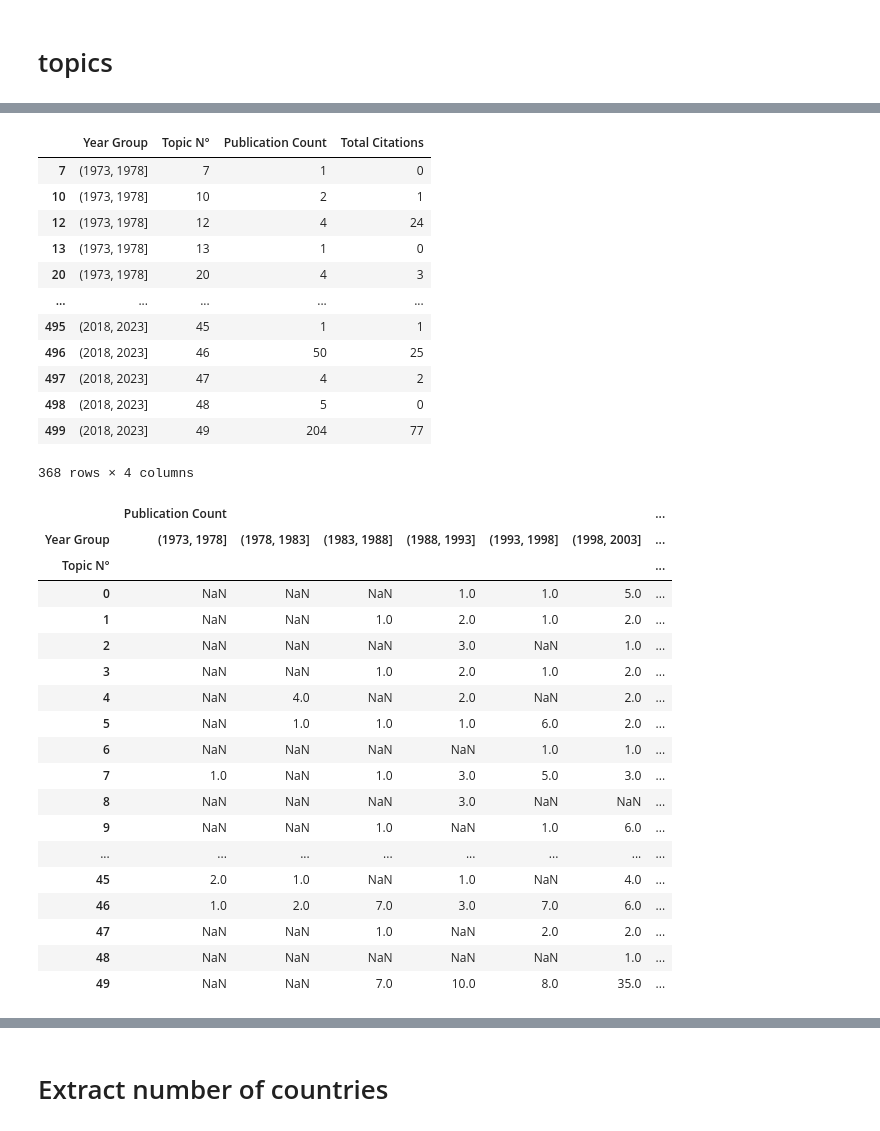
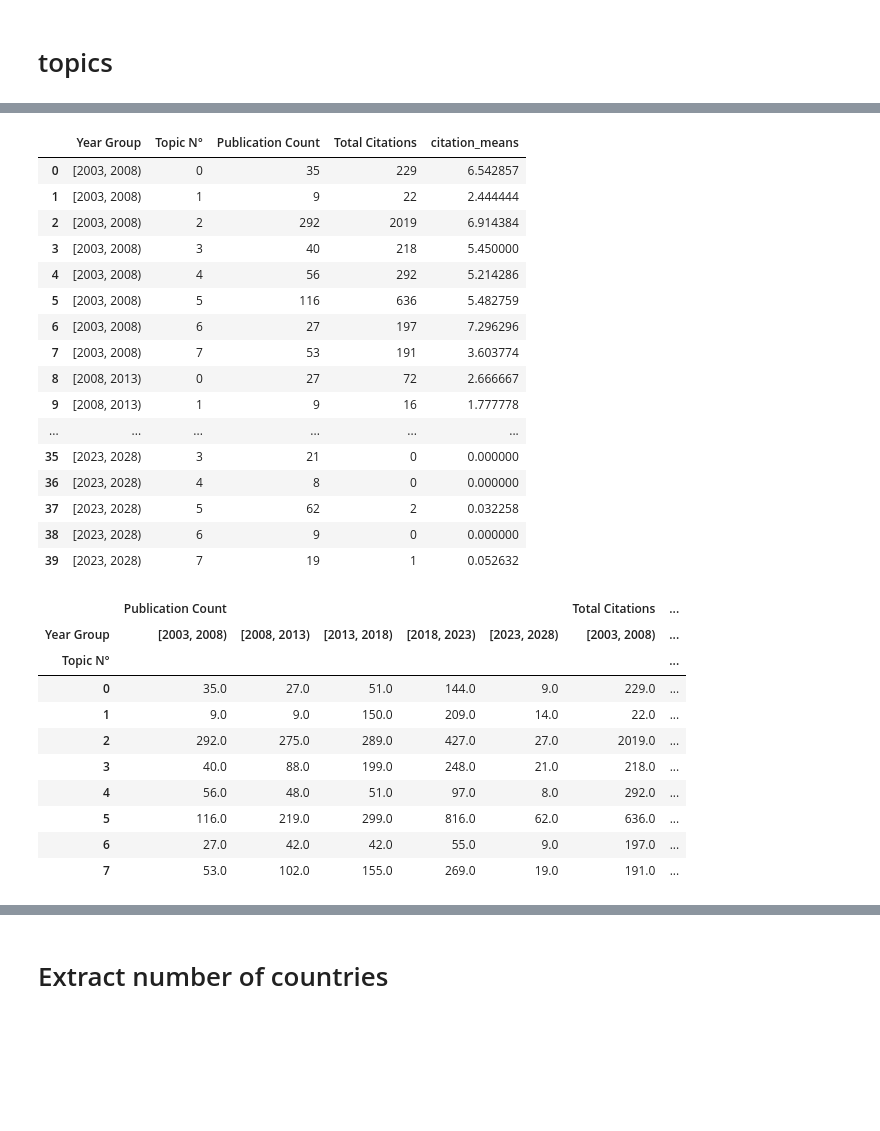
Before and after one commit to descartesmbogning/Deciphering_Bacteriophage_Revolution, a Jupyter notebook: 1_patent_analysis_trend2.ipynb, the cells around one changed output, grey strips where cells are left out. Saved outputs shown, nothing was run; the diff lists cells and outputs as text; code cells hidden in the pictures; blank space fills up the shorter version.

```diff
--- a/1_patent_analysis_trend2.ipynb
+++ b/1_patent_analysis_trend2.ipynb
@@ -1028,6 +931,7 @@ pivot_df
 # %% [markdown]
 # topics
 # %%
-topics_data_citation = pd.read_pickle(f'D:\PROJECT/YORK UNIVERSITY/BACTERIOPHAGES/patent_analyse/topic_modeling_lemmatized_topics.pkl')[['Topic N°']]#.reset_index()
+topics_data_citation = pd.read_pickle(f'/content/drive/MyDrive/YORKU PROJECT/JUDE/BACTERIOPHAGE/topic_probability_patent.pkl').reset_index()[
+    ['Lens ID','Publication Year','Topic N°','Cited by Patent Count']]#.reset_index()
 topics_data_citation
 # %% [output]
@@ -1053,3 +954,3 @@ AttributeError: 'dict' object has no attribute 'reset_index'
 # %%
-topics_data_citation = pd.concat([topics_data, citation_data], axis=1)
-topics_data_citation
+#topics_data_citation = pd.concat([topics_data, citation_data], axis=1)
+#topics_data_citation
@@ -1114,11 +992,13 @@ The number of unique topics is: 50
 # %%
 topics_data2 = topics_data_citation.reset_index()#.set_index('Lens ID')
 # Create a new column, 'Year Group', to indicate which 5-year group each row belongs to
-topics_data2['Year Group'] = pd.cut(topics_data2['Publication Year'], bins=range(1973, 2024, 5), right=True)
+topics_data2['Year Group'] = pd.cut(topics_data2['Publication Year'], bins=range(2003, 2035, 5), right=False)
 
 # Group by 'Year Group' and 'Topic N°', count number of publications
 # and sum citations within each group
 grouped = topics_data2.groupby(['Year Group','Topic N°']).agg({'Lens ID': 'count', 'Cited by Patent Count': 'sum'}).reset_index()
+
+grouped['citation_means'] = grouped['Cited by Patent Count']/grouped['Lens ID']
 
 # Create a boolean mask to identify rows with 0 in the 'Lens ID' column
 mask = (grouped['Lens ID'] == 0)
@@ -1127,55 +1007,51 @@ mask = (grouped['Lens ID'] == 0)
 grouped_filtered = grouped[~mask]
 
 # Rename columns
-grouped_filtered.columns = ['Year Group','Topic N°', 'Publication Count', 'Total Citations']
+grouped_filtered.columns = ['Year Group','Topic N°', 'Publication Count', 'Total Citations',  'citation_means']
 
 grouped_filtered
 # %% [output]
-|  | Year Group | Topic N° | Publication Count | Total Citations |
-| 7 | (1973, 1978] | 7 | 1 | 0 |
-| 10 | (1973, 1978] | 10 | 2 | 1 |
-| 12 | (1973, 1978] | 12 | 4 | 24 |
-| 13 | (1973, 1978] | 13 | 1 | 0 |
-| 20 | (1973, 1978] | 20 | 4 | 3 |
-| ... | ... | ... | ... | ... |
-| 495 | (2018, 2023] | 45 | 1 | 1 |
-| 496 | (2018, 2023] | 46 | 50 | 25 |
-| 497 | (2018, 2023] | 47 | 4 | 2 |
-| 498 | (2018, 2023] | 48 | 5 | 0 |
-| 499 | (2018, 2023] | 49 | 204 | 77 |
+|  | Year Group | Topic N° | Publication Count | Total Citations | citation_means |
+| 0 | [2003, 2008) | 0 | 35 | 229 | 6.542857 |
+| 1 | [2003, 2008) | 1 | 9 | 22 | 2.444444 |
+| 2 | [2003, 2008) | 2 | 292 | 2019 | 6.914384 |
+| 3 | [2003, 2008) | 3 | 40 | 218 | 5.450000 |
+| 4 | [2003, 2008) | 4 | 56 | 292 | 5.214286 |
+| 5 | [2003, 2008) | 5 | 116 | 636 | 5.482759 |
+| 6 | [2003, 2008) | 6 | 27 | 197 | 7.296296 |
+| 7 | [2003, 2008) | 7 | 53 | 191 | 3.603774 |
+| 8 | [2008, 2013) | 0 | 27 | 72 | 2.666667 |
+| 9 | [2008, 2013) | 1 | 9 | 16 | 1.777778 |
+| ... | ... | ... | ... | ... | ... |
+| 35 | [2023, 2028) | 3 | 21 | 0 | 0.000000 |
+| 36 | [2023, 2028) | 4 | 8 | 0 | 0.000000 |
+| 37 | [2023, 2028) | 5 | 62 | 2 | 0.032258 |
+| 38 | [2023, 2028) | 6 | 9 | 0 | 0.000000 |
+| 39 | [2023, 2028) | 7 | 19 | 1 | 0.052632 |
-368 rows × 4 columns
 # %%
 # Pivot the DataFrame
-pivot_df = grouped_filtered.pivot(index='Topic N°', columns='Year Group', values=['Publication Count', 'Total Citations'])
+pivot_df = grouped_filtered.pivot(index='Topic N°', columns='Year Group', values=['Publication Count', 'Total Citations',  'citation_means'])
 
 # Fill NaN values with 0
 #pivot_df.fillna(0, inplace=True)
 # Save data
-pivot_df.to_pickle(f'D:\PROJECT/YORK UNIVERSITY/BACTERIOPHAGES/patent_analyse/table/topics_list_count_citation_group_year.pkl')
-pivot_df.to_csv(f'D:\PROJECT/YORK UNIVERSITY/BACTERIOPHAGES/patent_analyse/table/topics_list_count_citation_group_year.csv')
+pivot_df.to_pickle(f'/content/drive/MyDrive/YORKU PROJECT/JUDE/BACTERIOPHAGE/topics_list_count_citation_group_year.pkl')
+pivot_df.to_csv(f'/content/drive/MyDrive/YORKU PROJECT/JUDE/BACTERIOPHAGE/topics_list_count_citation_group_year.csv')
 
 # Print the pivoted DataFrame
 pivot_df
 # %% [output]
-|  | Publication Count |  |  |  |  |  | ... |
-| Year Group | (1973, 1978] | (1978, 1983] | (1983, 1988] | (1988, 1993] | (1993, 1998] | (1998, 2003] | ... |
+|  | Publication Count |  |  |  |  | Total Citations | ... |
+| Year Group | [2003, 2008) | [2008, 2013) | [2013, 2018) | [2018, 2023) | [2023, 2028) | [2003, 2008) | ... |
 | Topic N° |  |  |  |  |  |  | ... |
-| 0 | NaN | NaN | NaN | 1.0 | 1.0 | 5.0 | ... |
-| 1 | NaN | NaN | 1.0 | 2.0 | 1.0 | 2.0 | ... |
-| 2 | NaN | NaN | NaN | 3.0 | NaN | 1.0 | ... |
-| 3 | NaN | NaN | 1.0 | 2.0 | 1.0 | 2.0 | ... |
-| 4 | NaN | 4.0 | NaN | 2.0 | NaN | 2.0 | ... |
-| 5 | NaN | 1.0 | 1.0 | 1.0 | 6.0 | 2.0 | ... |
-| 6 | NaN | NaN | NaN | NaN | 1.0 | 1.0 | ... |
-| 7 | 1.0 | NaN | 1.0 | 3.0 | 5.0 | 3.0 | ... |
-| 8 | NaN | NaN | NaN | 3.0 | NaN | NaN | ... |
-| 9 | NaN | NaN | 1.0 | NaN | 1.0 | 6.0 | ... |
-| ... | ... | ... | ... | ... | ... | ... | ... |
-| 45 | 2.0 | 1.0 | NaN | 1.0 | NaN | 4.0 | ... |
-| 46 | 1.0 | 2.0 | 7.0 | 3.0 | 7.0 | 6.0 | ... |
-| 47 | NaN | NaN | 1.0 | NaN | 2.0 | 2.0 | ... |
-| 48 | NaN | NaN | NaN | NaN | NaN | 1.0 | ... |
-| 49 | NaN | NaN | 7.0 | 10.0 | 8.0 | 35.0 | ... |
+| 0 | 35.0 | 27.0 | 51.0 | 144.0 | 9.0 | 229.0 | ... |
+| 1 | 9.0 | 9.0 | 150.0 | 209.0 | 14.0 | 22.0 | ... |
+| 2 | 292.0 | 275.0 | 289.0 | 427.0 | 27.0 | 2019.0 | ... |
+| 3 | 40.0 | 88.0 | 199.0 | 248.0 | 21.0 | 218.0 | ... |
+| 4 | 56.0 | 48.0 | 51.0 | 97.0 | 8.0 | 292.0 | ... |
+| 5 | 116.0 | 219.0 | 299.0 | 816.0 | 62.0 | 636.0 | ... |
+| 6 | 27.0 | 42.0 | 42.0 | 55.0 | 9.0 | 197.0 | ... |
+| 7 | 53.0 | 102.0 | 155.0 | 269.0 | 19.0 | 191.0 | ... |
 # %%
 xxxxxxxxxxxxxxxxxxxxxxx
 # %% [output]
```
Also changed, not shown: parts of 38 cells of this notebook.
